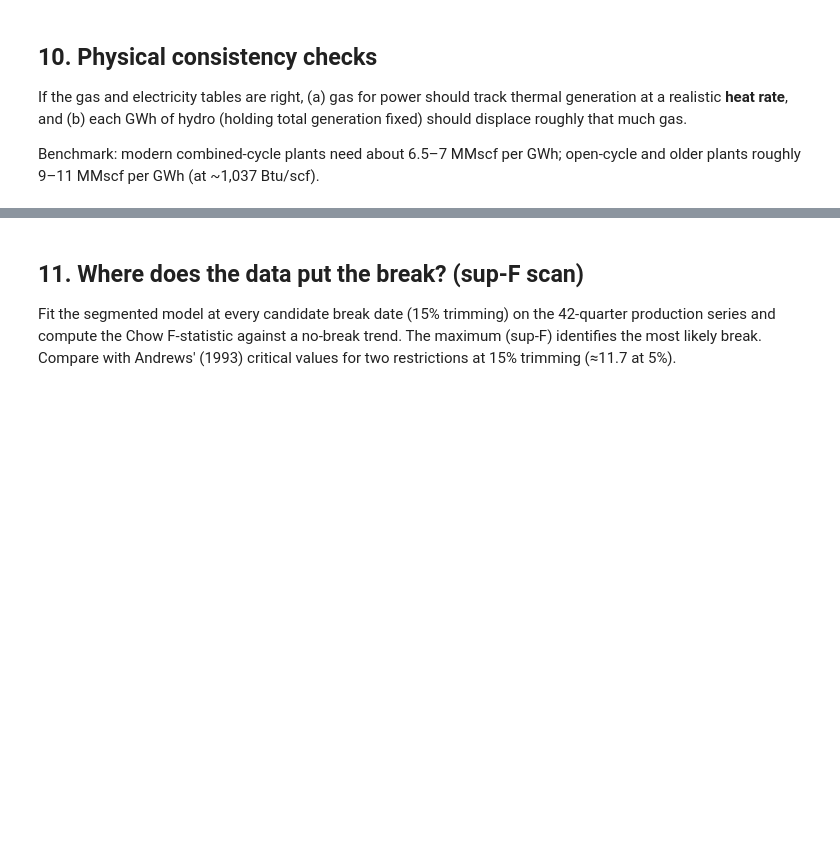
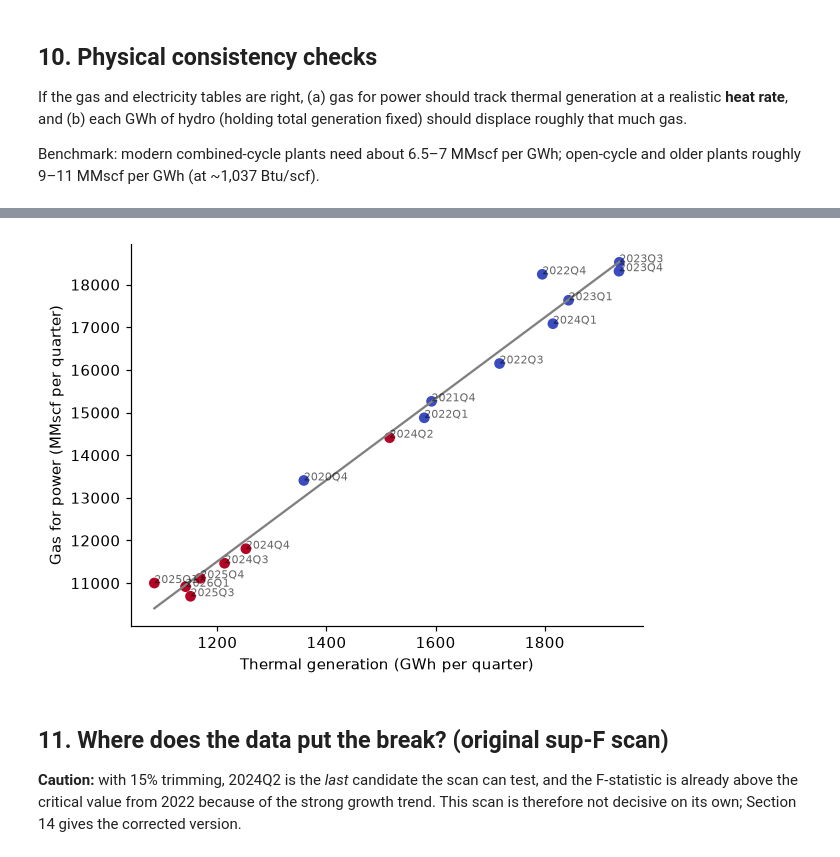
Before and after one commit to AbbotAntony/tanzania-gas-hydro-displacement, a Jupyter notebook: hydro_displacement_its.ipynb, the cells around one changed output, grey strips where cells are left out. Drawn from its saved outputs; the diff is of its cells as text; code cells hidden in the pictures; blank space fills up the shorter version.

```diff
--- a/hydro_displacement_its.ipynb
+++ b/hydro_displacement_its.ipynb
@@ -305,16 +427,19 @@ print("\nBy plant owner:"); print(m_own.summary().tables[1])
 # %%
 fig, ax = plt.subplots(figsize=(6, 4.5))
 ax.scatter(d.thermal_gwh, d.gas_power, c=(d.index >= pd.Period(BREAK, "Q")), cmap="coolwarm")
 xx = np.linspace(d.thermal_gwh.min(), d.thermal_gwh.max(), 50)
 ax.plot(xx, m_hr.params["Intercept"] + m_hr.params["thermal_gwh"] * xx, color="grey")
 for q, r in d.iterrows():
     ax.annotate(str(q), (r.thermal_gwh, r.gas_power), fontsize=7, alpha=.6)
 ax.set_xlabel("Thermal generation (GWh per quarter)"); ax.set_ylabel("Gas for power (MMscf per quarter)")
-ax.set_title("Gas use vs thermal generation (red = after break)"); fig.savefig(OUT / "heat_rate_scatter.png", dpi=200, bbox_inches="tight"); plt.show()
+fig.savefig(OUT / "heat_rate_scatter.png", dpi=200, bbox_inches="tight"); plt.show()
+# %% [output]
+[figure, added]
 # %% [markdown]
-## 11. Where does the data put the break? (sup-F scan)
 
-Fit the segmented model at every candidate break date (15% trimming) on the 42-quarter production series and compute the Chow F-statistic against a no-break trend. The maximum (sup-F) identifies the most likely break. Compare with Andrews' (1993) critical values for two restrictions at 15% trimming (≈11.7 at 5%).
+## 11. Where does the data put the break? (original sup-F scan)
+
+**Caution:** with 15% trimming, 2024Q2 is the *last* candidate the scan can test, and the F-statistic is already above the critical value from 2022 because of the strong growth trend. This scan is therefore not decisive on its own; Section 14 gives the corrected version.
 # %%
 d = panel.dropna(subset=["gas_production"]).copy()
 n = len(d)
```
Also changed, not shown: parts of 36 cells of this notebook.
